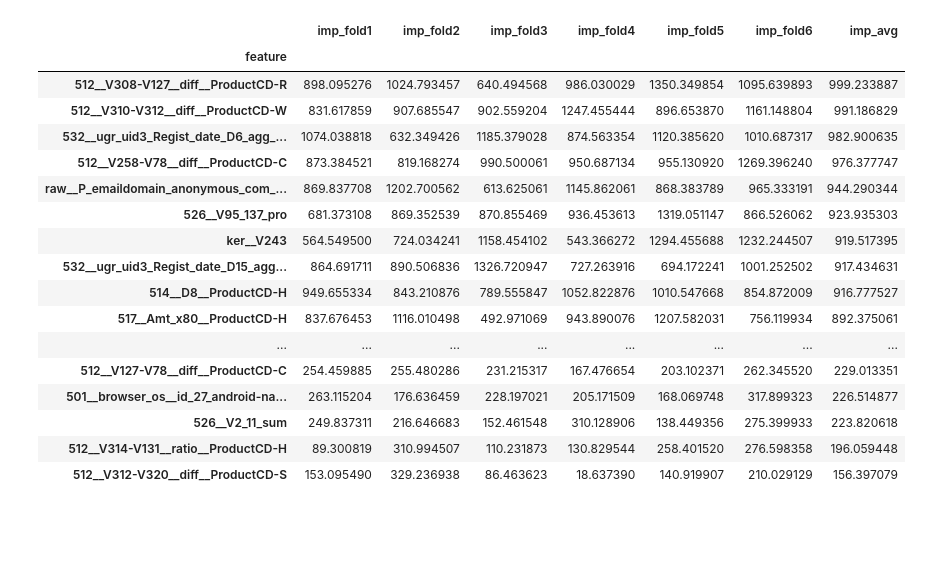
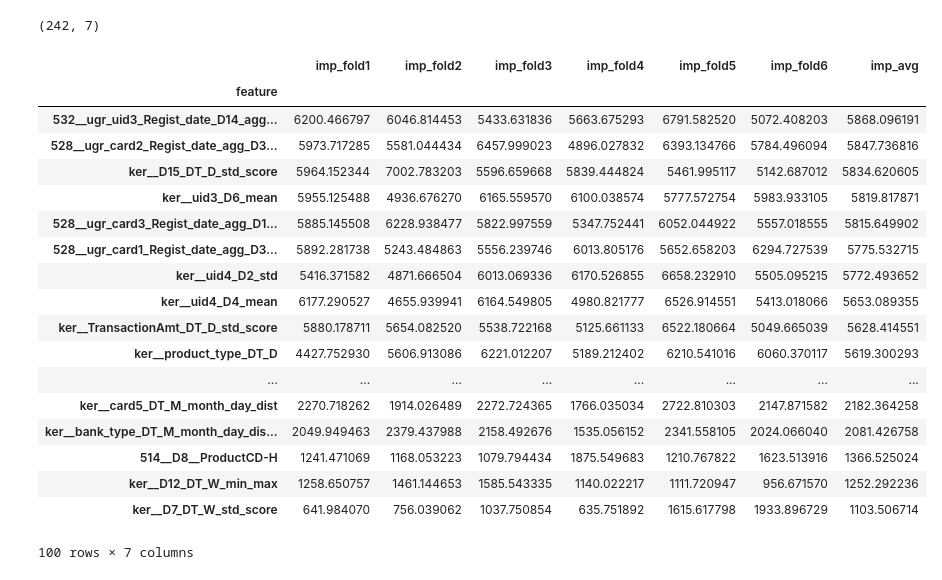
Before and after one commit to yryrgogo/ieee-fraud-5th-place, a Jupyter notebook: src/900_ieee__lgb_valid_feature.ipynb, the cells around one changed output. Saved outputs shown, nothing was run; the diff lists cells and outputs as text; code cells hidden in the pictures; blank space fills up the shorter version.

```diff
--- a/src/900_ieee__lgb_valid_feature.ipynb
+++ b/src/900_ieee__lgb_valid_feature.ipynb
@@ -233,28 +341,43 @@ Training until validation scores don't improve for 100 rounds.
 # %%
 feim = list_result_feim[0]
-# feim = read_pkl_gzip('../output/feature_importances/20190922_0227__CV0-953443367765578__feature1142.gz')
+# feim = read_pkl_gzip('../output/feature_importances/20190926_1350__CV0-9604930198337085__feature1942.gz')
+# feim = read_pkl_gzip('../output/feature_importances/20190925_1450__CV0-9581588018233685__feature2114.gz')
 key1 = '532_'
-key2 = ''
-idx = [col for col in feim.index if col.count(key1) and col.count(key2)]
-# feim = feim.loc[idx]
-feim.tail(50)
+key2 = '_D'
+
+idx = [col for col in feim.index if
+       (
+       col.count(key1)
+#        and
+       or
+       col.count(key2)
+       )
+       and not col.count('ratio')
+       and not col.count('diff')
+      ]
+feim = feim.loc[idx]
+feim.sort_values(by='imp_avg', inplace=True, ascending=False)
+print(feim.shape)
+feim.tail(100)
 # %% [output]
+(242, 7)
 |  | imp_fold1 | imp_fold2 | imp_fold3 | imp_fold4 | imp_fold5 | imp_fold6 | imp_avg |
 | feature |  |  |  |  |  |  |  |
-| 512__V308-V127__diff__ProductCD-R | 898.095276 | 1024.793457 | 640.494568 | 986.030029 | 1350.349854 | 1095.639893 | 999.233887 |
-| 512__V310-V312__diff__ProductCD-W | 831.617859 | 907.685547 | 902.559204 | 1247.455444 | 896.653870 | 1161.148804 | 991.186829 |
-| 532__ugr_uid3_Regist_date_D6_agg_... | 1074.038818 | 632.349426 | 1185.379028 | 874.563354 | 1120.385620 | 1010.687317 | 982.900635 |
-| 512__V258-V78__diff__ProductCD-C | 873.384521 | 819.168274 | 990.500061 | 950.687134 | 955.130920 | 1269.396240 | 976.377747 |
-| raw__P_emaildomain_anonymous_com_... | 869.837708 | 1202.700562 | 613.625061 | 1145.862061 | 868.383789 | 965.333191 | 944.290344 |
-| 526__V95_137_pro | 681.373108 | 869.352539 | 870.855469 | 936.453613 | 1319.051147 | 866.526062 | 923.935303 |
-| ker__V243 | 564.549500 | 724.034241 | 1158.454102 | 543.366272 | 1294.455688 | 1232.244507 | 919.517395 |
-| 532__ugr_uid3_Regist_date_D15_agg... | 864.691711 | 890.506836 | 1326.720947 | 727.263916 | 694.172241 | 1001.252502 | 917.434631 |
-| 514__D8__ProductCD-H | 949.655334 | 843.210876 | 789.555847 | 1052.822876 | 1010.547668 | 854.872009 | 916.777527 |
-| 517__Amt_x80__ProductCD-H | 837.676453 | 1116.010498 | 492.971069 | 943.890076 | 1207.582031 | 756.119934 | 892.375061 |
+| 532__ugr_uid3_Regist_date_D14_agg... | 6200.466797 | 6046.814453 | 5433.631836 | 5663.675293 | 6791.582520 | 5072.408203 | 5868.096191 |
+| 528__ugr_card2_Regist_date_agg_D3... | 5973.717285 | 5581.044434 | 6457.999023 | 4896.027832 | 6393.134766 | 5784.496094 | 5847.736816 |
+| ker__D15_DT_D_std_score | 5964.152344 | 7002.783203 | 5596.659668 | 5839.444824 | 5461.995117 | 5142.687012 | 5834.620605 |
+| ker__uid3_D6_mean | 5955.125488 | 4936.676270 | 6165.559570 | 6100.038574 | 5777.572754 | 5983.933105 | 5819.817871 |
+| 528__ugr_card3_Regist_date_agg_D1... | 5885.145508 | 6228.938477 | 5822.997559 | 5347.752441 | 6052.044922 | 5557.018555 | 5815.649902 |
+| 528__ugr_card1_Regist_date_agg_D3... | 5892.281738 | 5243.484863 | 5556.239746 | 6013.805176 | 5652.658203 | 6294.727539 | 5775.532715 |
+| ker__uid4_D2_std | 5416.371582 | 4871.666504 | 6013.069336 | 6170.526855 | 6658.232910 | 5505.095215 | 5772.493652 |
+| ker__uid4_D4_mean | 6177.290527 | 4655.939941 | 6164.549805 | 4980.821777 | 6526.914551 | 5413.018066 | 5653.089355 |
+| ker__TransactionAmt_DT_D_std_score | 5880.178711 | 5654.082520 | 5538.722168 | 5125.661133 | 6522.180664 | 5049.665039 | 5628.414551 |
+| ker__product_type_DT_D | 4427.752930 | 5606.913086 | 6221.012207 | 5189.212402 | 6210.541016 | 6060.370117 | 5619.300293 |
 | ... | ... | ... | ... | ... | ... | ... | ... |
-| 512__V127-V78__diff__ProductCD-C | 254.459885 | 255.480286 | 231.215317 | 167.476654 | 203.102371 | 262.345520 | 229.013351 |
-| 501__browser_os__id_27_android-na... | 263.115204 | 176.636459 | 228.197021 | 205.171509 | 168.069748 | 317.899323 | 226.514877 |
-| 526__V2_11_sum | 249.837311 | 216.646683 | 152.461548 | 310.128906 | 138.449356 | 275.399933 | 223.820618 |
-| 512__V314-V131__ratio__ProductCD-H | 89.300819 | 310.994507 | 110.231873 | 130.829544 | 258.401520 | 276.598358 | 196.059448 |
-| 512__V312-V320__diff__ProductCD-S | 153.095490 | 329.236938 | 86.463623 | 18.637390 | 140.919907 | 210.029129 | 156.397079 |
+| ker__card5_DT_M_month_day_dist | 2270.718262 | 1914.026489 | 2272.724365 | 1766.035034 | 2722.810303 | 2147.871582 | 2182.364258 |
+| ker__bank_type_DT_M_month_day_dis... | 2049.949463 | 2379.437988 | 2158.492676 | 1535.056152 | 2341.558105 | 2024.066040 | 2081.426758 |
+| 514__D8__ProductCD-H | 1241.471069 | 1168.053223 | 1079.794434 | 1875.549683 | 1210.767822 | 1623.513916 | 1366.525024 |
+| ker__D12_DT_W_min_max | 1258.650757 | 1461.144653 | 1585.543335 | 1140.022217 | 1111.720947 | 956.671570 | 1252.292236 |
+| ker__D7_DT_W_std_score | 641.984070 | 756.039062 | 1037.750854 | 635.751892 | 1615.617798 | 1933.896729 | 1103.506714 |
+100 rows × 7 columns
 # %%
```
Also changed, not shown: parts of 9 cells of this notebook, 17 other files.
